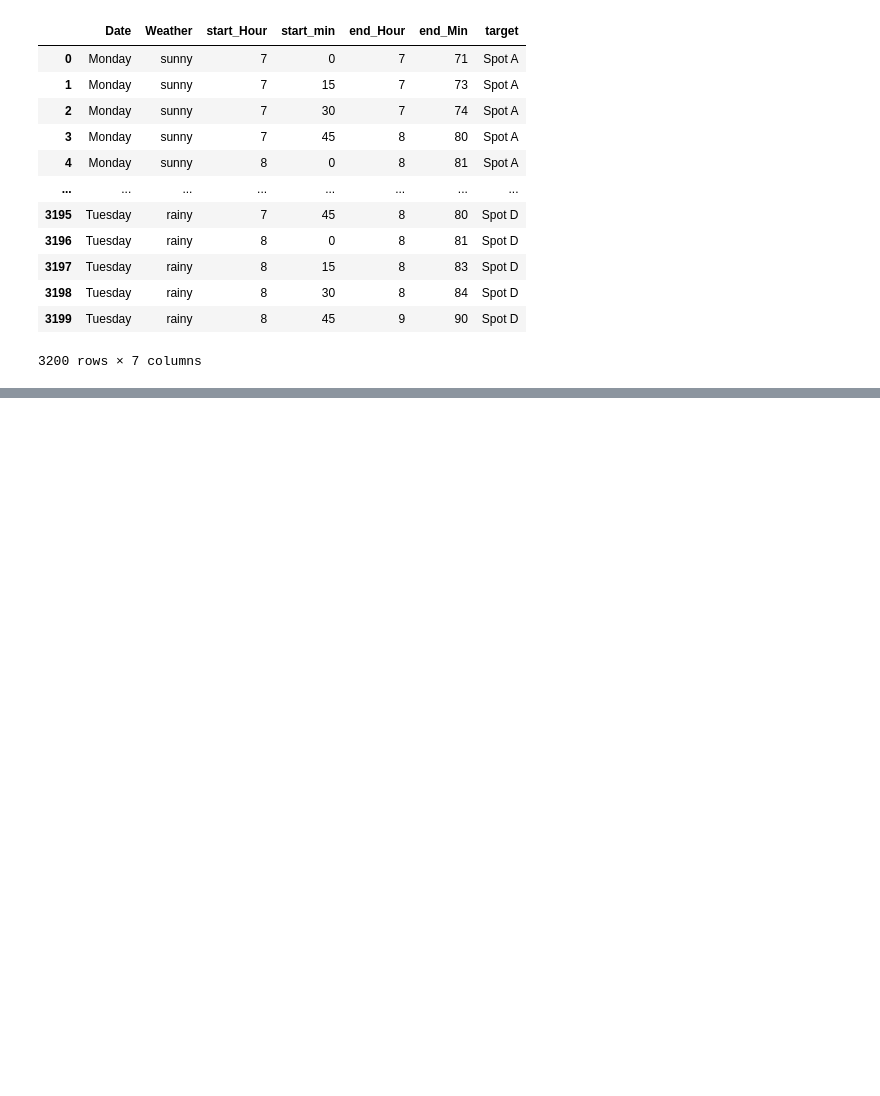
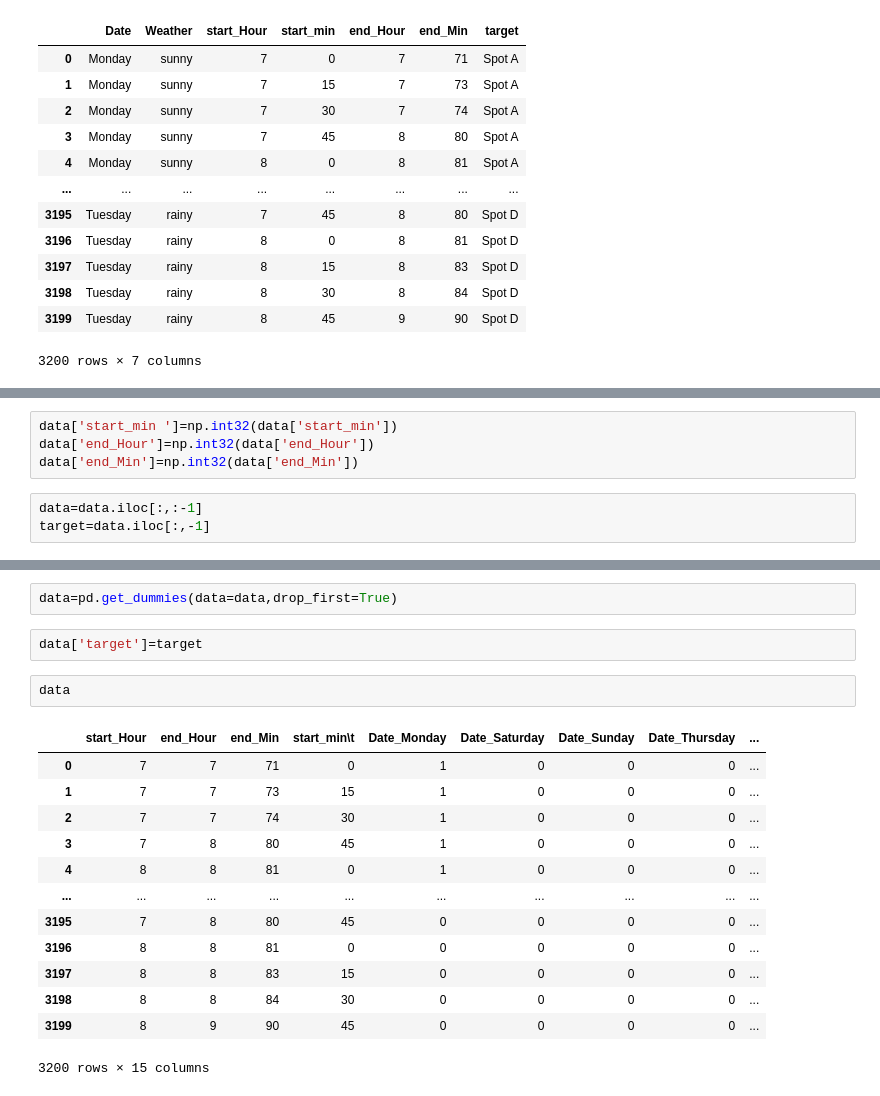
Before and after one commit to Belal-AI/Parking-recommendation-system-Autonomous-Vehicle-Movapkg-, a Jupyter notebook: ML_model_Recommender.ipynb, the cells around one changed output, grey strips where cells are left out. Saved outputs shown, nothing was run; the diff lists cells and outputs as text; blank space fills up the shorter version.

```diff
--- a/ML_model_Recommender.ipynb
+++ b/ML_model_Recommender.ipynb
@@ -253,0 +256,7 @@ data
+# %%
+data['start_min	']=np.int32(data['start_min'])
+data['end_Hour']=np.int32(data['end_Hour'])
+data['end_Min']=np.int32(data['end_Min'])
+# %%
+data=data.iloc[:,:-1]
+target=data.iloc[:,-1]
@@ -253,0 +280,20 @@ data
+# %%
+data=pd.get_dummies(data=data,drop_first=True)
+# %%
+data['target']=target
+# %%
+data
+# %% [output]
+|  | start_Hour | end_Hour | end_Min | start_min\t | Date_Monday | Date_Saturday | Date_Sunday | Date_Thursday | ... |
+| 0 | 7 | 7 | 71 | 0 | 1 | 0 | 0 | 0 | ... |
+| 1 | 7 | 7 | 73 | 15 | 1 | 0 | 0 | 0 | ... |
+| 2 | 7 | 7 | 74 | 30 | 1 | 0 | 0 | 0 | ... |
+| 3 | 7 | 8 | 80 | 45 | 1 | 0 | 0 | 0 | ... |
+| 4 | 8 | 8 | 81 | 0 | 1 | 0 | 0 | 0 | ... |
+| ... | ... | ... | ... | ... | ... | ... | ... | ... | ... |
+| 3195 | 7 | 8 | 80 | 45 | 0 | 0 | 0 | 0 | ... |
+| 3196 | 8 | 8 | 81 | 0 | 0 | 0 | 0 | 0 | ... |
+| 3197 | 8 | 8 | 83 | 15 | 0 | 0 | 0 | 0 | ... |
+| 3198 | 8 | 8 | 84 | 30 | 0 | 0 | 0 | 0 | ... |
+| 3199 | 8 | 9 | 90 | 45 | 0 | 0 | 0 | 0 | ... |
+3200 rows × 15 columns
```
Also changed, not shown: parts of 4 cells of this notebook.
